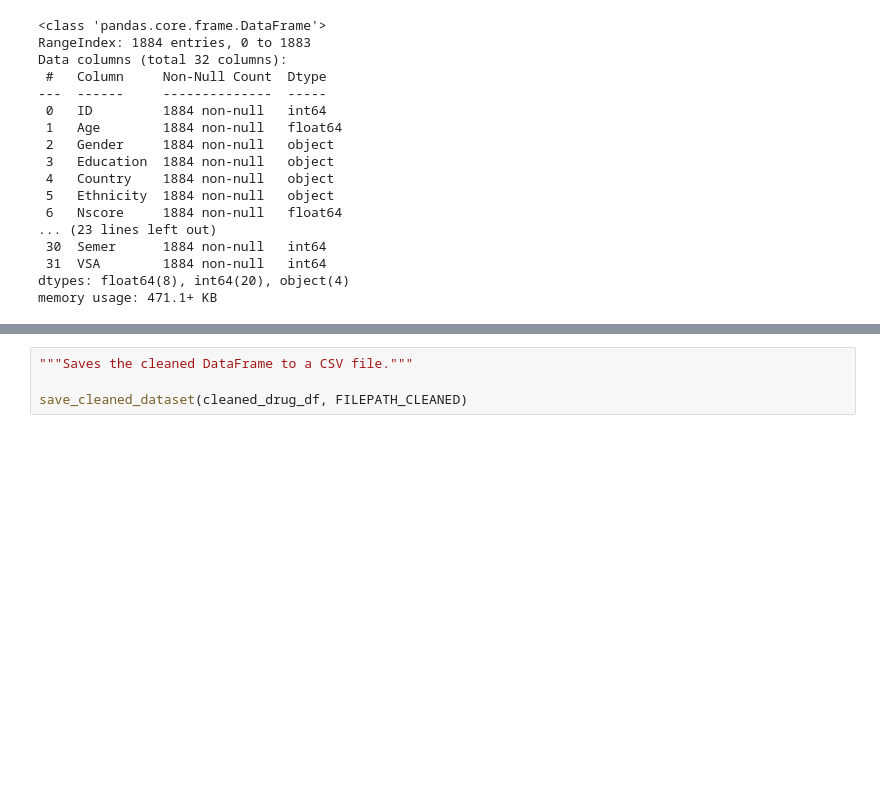
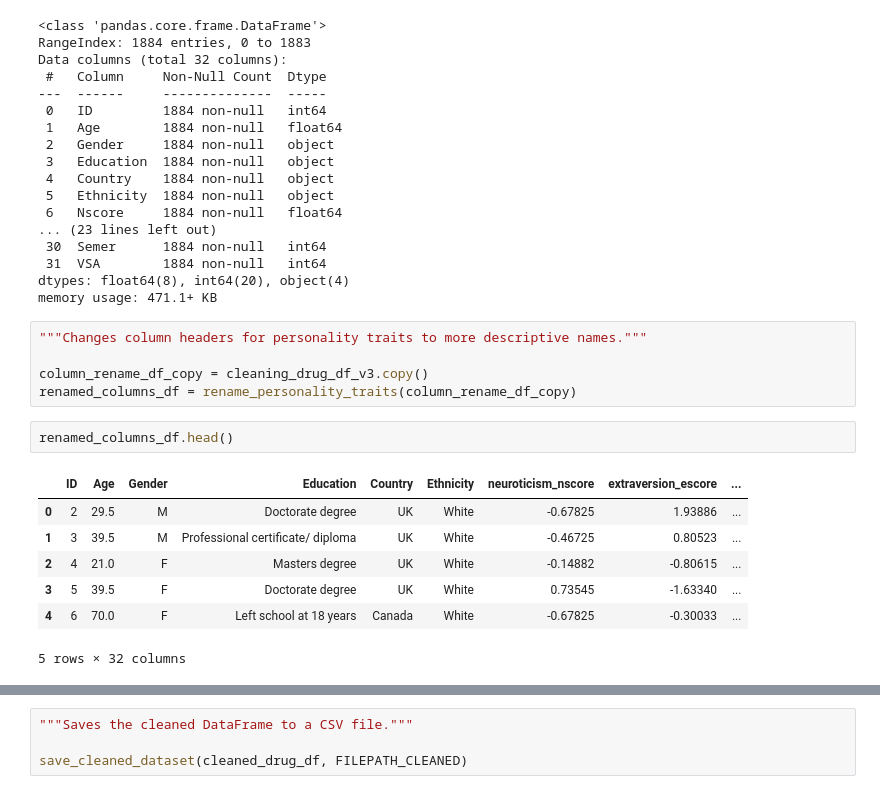
Before and after one commit to josephstar48/drug_consumption_analysis, a Jupyter notebook: notebooks/02_data_cleaning.ipynb, the cells around one changed output, grey strips where cells are left out. Drawn from its saved outputs; the diff is of its cells as text; blank space fills up the shorter version.

```diff
--- a/notebooks/02_data_cleaning.ipynb
+++ b/notebooks/02_data_cleaning.ipynb
@@ -71,3 +71,18 @@ Data columns (total 32 columns):
  31  VSA        1884 non-null   int64
 dtypes: float64(8), int64(20), object(4)
 memory usage: 471.1+ KB
+# %%
+"""Changes column headers for personality traits to more descriptive names."""
+
+column_rename_df_copy = cleaning_drug_df_v3.copy()
+renamed_columns_df = rename_personality_traits(column_rename_df_copy)
+# %%
+renamed_columns_df.head()
+# %% [output]
+|  | ID | Age | Gender | Education | Country | Ethnicity | neuroticism_nscore | extraversion_escore | ... |
+| 0 | 2 | 29.5 | M | Doctorate degree | UK | White | -0.67825 | 1.93886 | ... |
+| 1 | 3 | 39.5 | M | Professional certificate/ diploma | UK | White | -0.46725 | 0.80523 | ... |
+| 2 | 4 | 21.0 | F | Masters degree | UK | White | -0.14882 | -0.80615 | ... |
+| 3 | 5 | 39.5 | F | Doctorate degree | UK | White | 0.73545 | -1.63340 | ... |
+| 4 | 6 | 70.0 | F | Left school at 18 years | Canada | White | -0.67825 | -0.30033 | ... |
+5 rows × 32 columns
```
Also changed, not shown: parts of 6 cells of this notebook, 5 other files.
